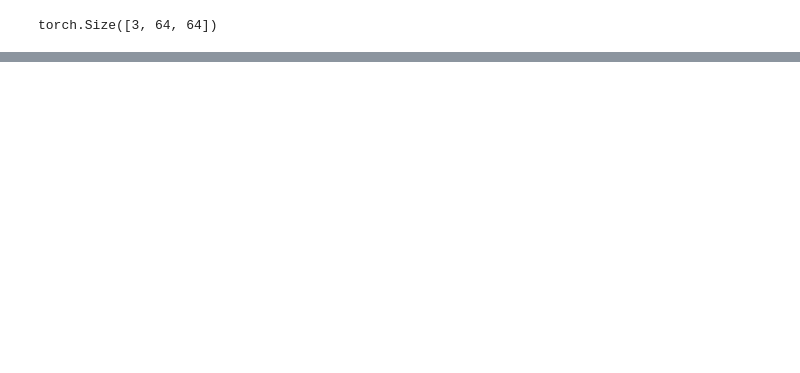
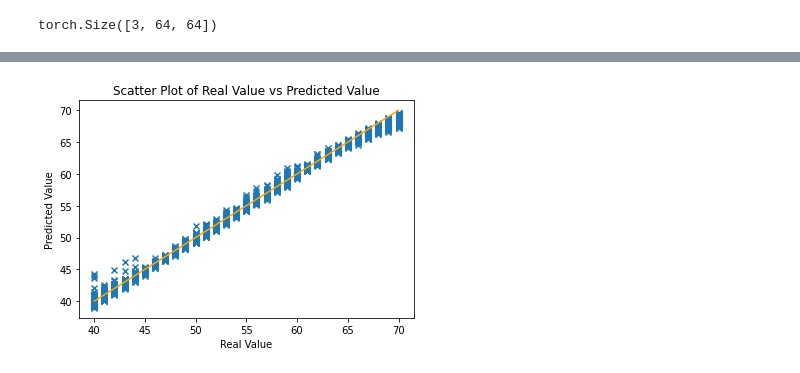
Before and after one commit to vanboven073/4AI00, a Jupyter notebook: Blender_Automation/CNN_tens_drop.ipynb, the cells around one changed output, grey strips where cells are left out. Drawn from its saved outputs; the diff is of its cells as text; code cells hidden in the pictures; blank space fills up the shorter version.

```diff
--- a/Blender_Automation/CNN_tens_drop.ipynb
+++ b/Blender_Automation/CNN_tens_drop.ipynb
@@ -446,7 +467,7 @@ Epoch 30 completed.
 model = torch.load('trained_model')  # Replace 'trained_model.pth' with the path to your trained model file
 
 # Load and preprocess the input image
-input_image = Image.open('Test_Images\Train\drop_s50_v5_r0.5_str6_pos0_cam97.png')  # Replace 'input_image.jpg' with the path to your input image file
+input_image = Image.open('Test_Images\Train\drop_s56_v5_r0.5_str6_pos0_cam97.png')  # Replace 'input_image.jpg' with the path to your input image file
 input_image = input_image.convert('RGB')
 input_tensor = transform(input_image)
 
@@ -613,0 +708,17 @@ Name: Difference, dtype: float64
+# %%
+# Create a scatter plot
+plt.scatter(predictions_test_df['Real Value'], predictions_test_df['Predicted Value'], marker='x')
+
+# Plot the line y = x
+x = np.linspace(predictions_test_df['Real Value'].min(), predictions_test_df['Real Value'].max(), 100)
+plt.plot(x, x, color='orange')
+
+# Set plot labels and title
+plt.xlabel('Real Value')
+plt.ylabel('Predicted Value')
+plt.title('Scatter Plot of Real Value vs Predicted Value')
+
+# Display the plot
+plt.show()
+# %% [output]
+[figure, added]
```
Also changed, not shown: parts of 13 cells of this notebook, 2 other files.
